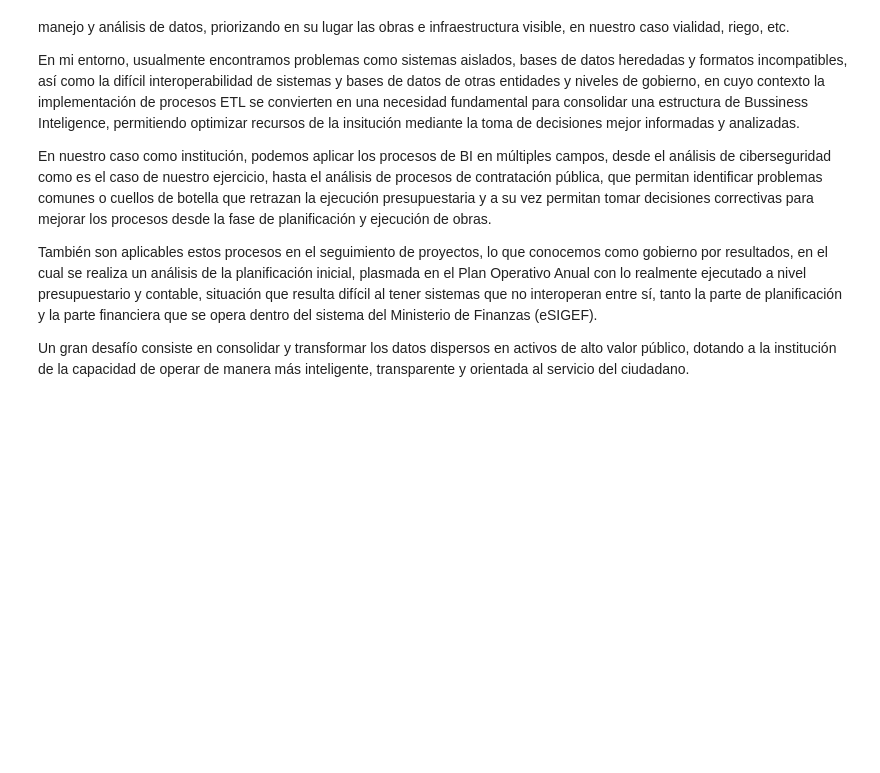
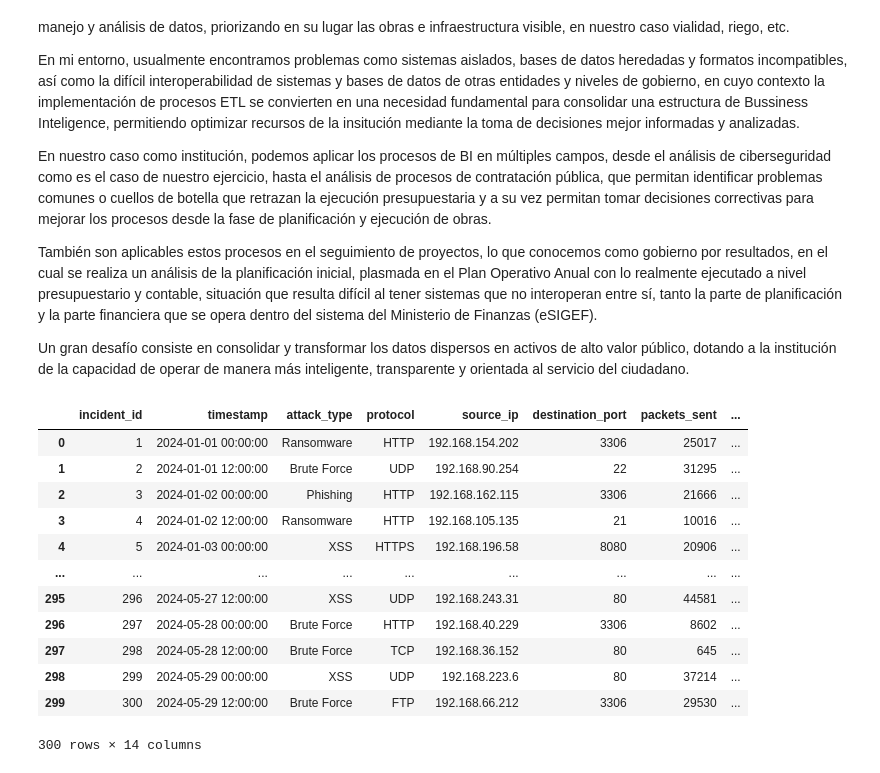
Before and after one commit to prvallejoz/Practica1_G_3, a Jupyter notebook: desarrolloG3.ipynb, the cells around one changed output. Cells and saved outputs as stored; diff of their text form; code cells hidden in the pictures; blank space fills up the shorter version.

```diff
--- a/desarrolloG3.ipynb
+++ b/desarrolloG3.ipynb
@@ -408,3 +410,19 @@ En nuestro caso como institución, podemos aplicar los procesos de BI en múltip
 También son aplicables estos procesos en el seguimiento de proyectos, lo que conocemos como gobierno por resultados, en el cual se realiza un análisis de la planificación inicial, plasmada en el Plan Operativo Anual con lo realmente ejecutado a nivel presupuestario y contable, situación que resulta difícil al tener sistemas que no interoperan entre sí, tanto la parte de planificación y la parte financiera que se opera dentro del sistema del Ministerio de Finanzas (eSIGEF).
 
 Un gran desafío consiste en consolidar y transformar los datos dispersos en activos de alto valor público, dotando a la institución de la capacidad de operar de manera más inteligente, transparente y orientada al servicio del ciudadano.
+# %%
+df_csv
+# %% [output]
+|  | incident_id | timestamp | attack_type | protocol | source_ip | destination_port | packets_sent | ... |
+| 0 | 1 | 2024-01-01 00:00:00 | Ransomware | HTTP | 192.168.154.202 | 3306 | 25017 | ... |
+| 1 | 2 | 2024-01-01 12:00:00 | Brute Force | UDP | 192.168.90.254 | 22 | 31295 | ... |
+| 2 | 3 | 2024-01-02 00:00:00 | Phishing | HTTP | 192.168.162.115 | 3306 | 21666 | ... |
+| 3 | 4 | 2024-01-02 12:00:00 | Ransomware | HTTP | 192.168.105.135 | 21 | 10016 | ... |
+| 4 | 5 | 2024-01-03 00:00:00 | XSS | HTTPS | 192.168.196.58 | 8080 | 20906 | ... |
+| ... | ... | ... | ... | ... | ... | ... | ... | ... |
+| 295 | 296 | 2024-05-27 12:00:00 | XSS | UDP | 192.168.243.31 | 80 | 44581 | ... |
+| 296 | 297 | 2024-05-28 00:00:00 | Brute Force | HTTP | 192.168.40.229 | 3306 | 8602 | ... |
+| 297 | 298 | 2024-05-28 12:00:00 | Brute Force | TCP | 192.168.36.152 | 80 | 645 | ... |
+| 298 | 299 | 2024-05-29 00:00:00 | XSS | UDP | 192.168.223.6 | 80 | 37214 | ... |
+| 299 | 300 | 2024-05-29 12:00:00 | Brute Force | FTP | 192.168.66.212 | 3306 | 29530 | ... |
+300 rows × 14 columns
```
Also changed, not shown: parts of 4 cells of this notebook, 2 other files.
